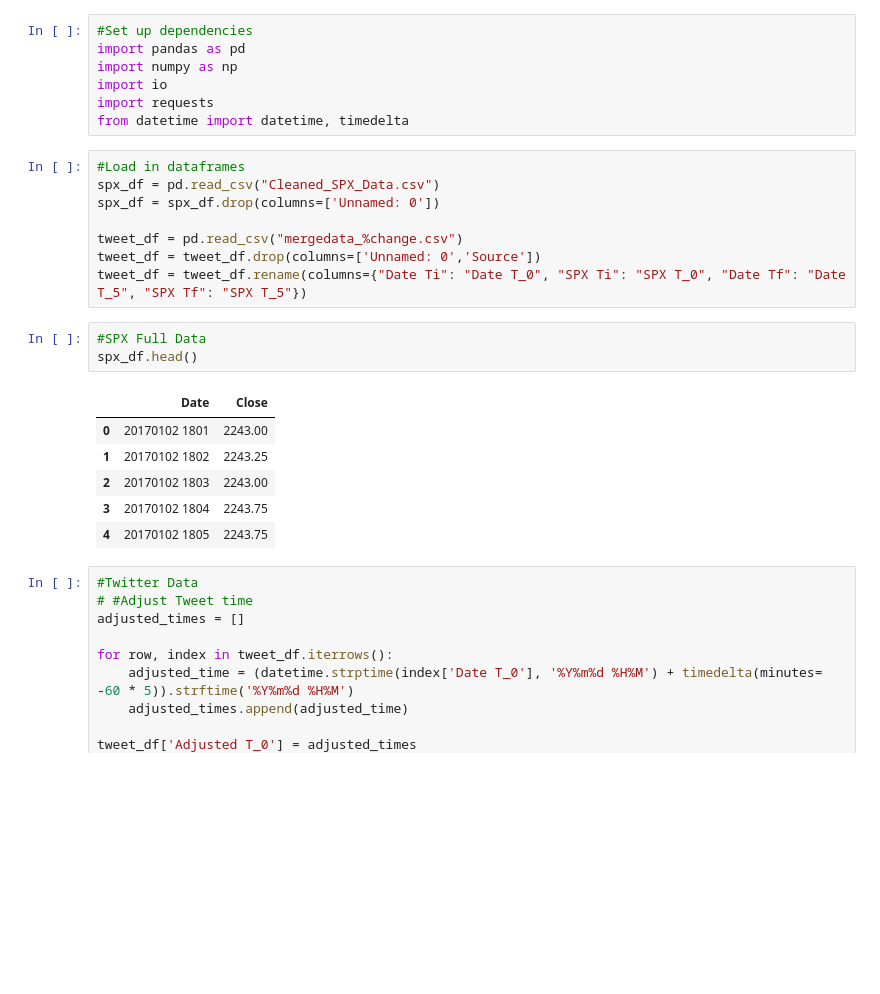
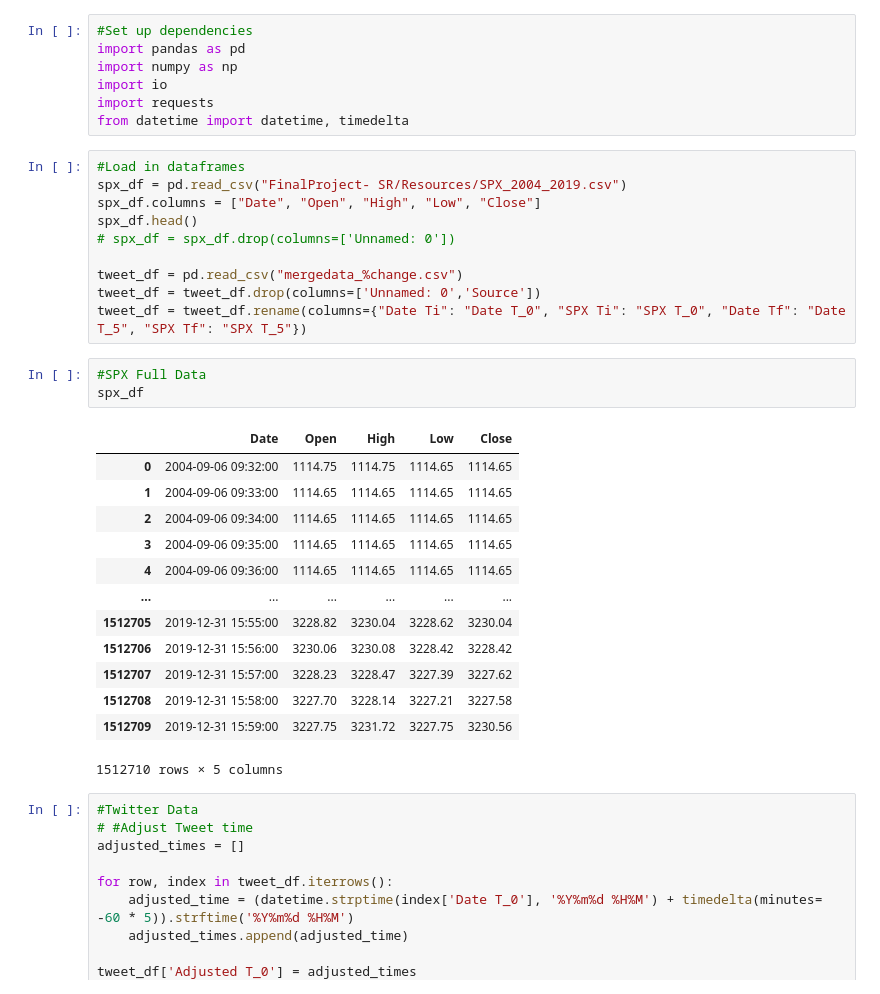
Before and after one commit to stephanieroman2020/FinalProject, a Jupyter notebook: Feature Generation, Volatility.ipynb, the cells around one changed output. Saved outputs shown, nothing was run; the diff lists cells and outputs as text; blank space fills up the shorter version.

Commit message:
New SPX data

```diff
--- a/Feature Generation, Volatility.ipynb
+++ b/Feature Generation, Volatility.ipynb
@@ -10,22 +10,31 @@ import requests
 from datetime import datetime, timedelta
 # %%
 #Load in dataframes
-spx_df = pd.read_csv("Cleaned_SPX_Data.csv")
-spx_df = spx_df.drop(columns=['Unnamed: 0'])
+spx_df = pd.read_csv("FinalProject- SR/Resources/SPX_2004_2019.csv")
+spx_df.columns = ["Date", "Open", "High", "Low", "Close"]
+spx_df.head()
+# spx_df = spx_df.drop(columns=['Unnamed: 0'])
 
 tweet_df = pd.read_csv("mergedata_%change.csv")
 tweet_df = tweet_df.drop(columns=['Unnamed: 0','Source'])
 tweet_df = tweet_df.rename(columns={"Date Ti": "Date T_0", "SPX Ti": "SPX T_0", "Date Tf": "Date T_5", "SPX Tf": "SPX T_5"})
 # %%
 #SPX Full Data
-spx_df.head()
+spx_df
 # %% [output]
-|  | Date | Close |
-| 0 | 20170102 1801 | 2243.00 |
-| 1 | 20170102 1802 | 2243.25 |
-| 2 | 20170102 1803 | 2243.00 |
-| 3 | 20170102 1804 | 2243.75 |
-| 4 | 20170102 1805 | 2243.75 |
+|  | Date | Open | High | Low | Close |
+| 0 | 2004-09-06 09:32:00 | 1114.75 | 1114.75 | 1114.65 | 1114.65 |
+| 1 | 2004-09-06 09:33:00 | 1114.65 | 1114.65 | 1114.65 | 1114.65 |
+| 2 | 2004-09-06 09:34:00 | 1114.65 | 1114.65 | 1114.65 | 1114.65 |
+| 3 | 2004-09-06 09:35:00 | 1114.65 | 1114.65 | 1114.65 | 1114.65 |
+| 4 | 2004-09-06 09:36:00 | 1114.65 | 1114.65 | 1114.65 | 1114.65 |
+| ... | ... | ... | ... | ... | ... |
+| 1512705 | 2019-12-31 15:55:00 | 3228.82 | 3230.04 | 3228.62 | 3230.04 |
+| 1512706 | 2019-12-31 15:56:00 | 3230.06 | 3230.08 | 3228.42 | 3228.42 |
+| 1512707 | 2019-12-31 15:57:00 | 3228.23 | 3228.47 | 3227.39 | 3227.62 |
+| 1512708 | 2019-12-31 15:58:00 | 3227.70 | 3228.14 | 3227.21 | 3227.58 |
+| 1512709 | 2019-12-31 15:59:00 | 3227.75 | 3231.72 | 3227.75 | 3230.56 |
+1512710 rows × 5 columns
 # %%
 #Twitter Data
 # #Adjust Tweet time
```
Also changed, not shown: 2 other files.
